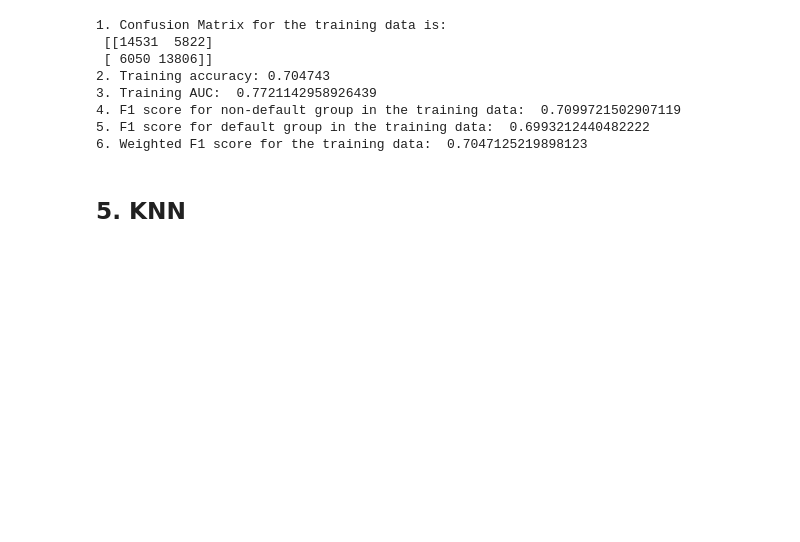
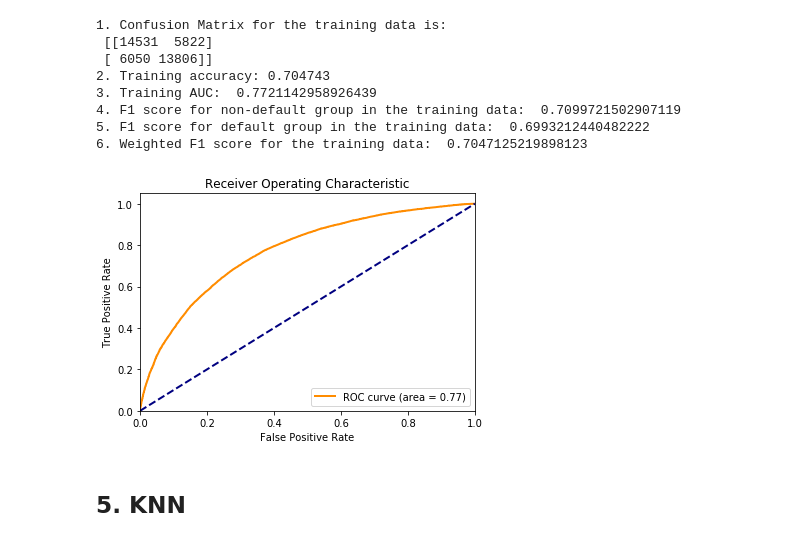
Before and after one commit to lisalb168/Bo_project, a Jupyter notebook: capstone project 1/notebook/Step7_Building_ML_Models_AMZN_simplified_v3.ipynb, the cells around one changed output. Saved outputs shown, nothing was run; the diff lists cells and outputs as text; code cells hidden in the pictures; blank space fills up the shorter version.

```diff
--- a/capstone project 1/notebook/Step7_Building_ML_Models_AMZN_simplified_v3.ipynb
+++ b/capstone project 1/notebook/Step7_Building_ML_Models_AMZN_simplified_v3.ipynb
@@ -559,6 +702,38 @@ print_report('logistic')
 4. F1 score for non-default group in the training data:  0.7099721502907119
 5. F1 score for default group in the training data:  0.6993212440482222
 6. Weighted F1 score for the training data:  0.7047125219898123
+# %%
+result = pd.read_csv('logistic_cv_rlt.csv')
+best_c = ast.literal_eval(re.search('({.+})', result.best_params_.values[0]).group(0))['C']
+best_penalty = ast.literal_eval(re.search('({.+})', result.best_params_.values[0]).group(0))['penalty']
+
+clf = LogisticRegression(C=best_c, class_weight=None, dual=False, fit_intercept=True,
+                         intercept_scaling=1, max_iter=100, multi_class='warn',
+                         n_jobs=None, penalty=best_penalty, random_state=123, solver='warn',
+                         tol=0.0001, verbose=0, warm_start=False)
+
+clf.fit(X_train_new_x, y_train_new)
+
+preds = clf.predict(X_train_new_x)
+probs = clf.predict_proba(X_train_new_x)
+
+# plot ROC curve
+y_score = probs[:,1]
+fpr, tpr, thresholds = roc_curve(y_train_new, y_score)
+auc = roc_auc_score(y_train_new, probs[:,1])
+plt.figure()
+lw = 2
+plt.plot(fpr, tpr, color='darkorange', lw=lw, label='ROC curve (area = %0.2f)' % auc)
+plt.plot([0, 1], [0, 1], color='navy', lw=lw, linestyle='--')
+plt.xlim([0.0, 1.0])
+plt.ylim([0.0, 1.05])
+plt.xlabel('False Positive Rate')
+plt.ylabel('True Positive Rate')
+plt.title('Receiver Operating Characteristic')
+plt.legend(loc="lower right")
+plt.show()
+# %% [output]
+[figure, added]
 # %% [markdown]
 ## 5. KNN
 # %%
```
Also changed, not shown: parts of 5 cells of this notebook, 1 other file.
